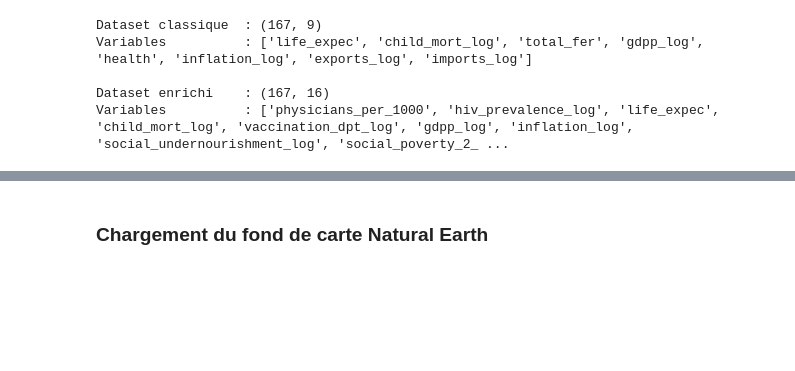
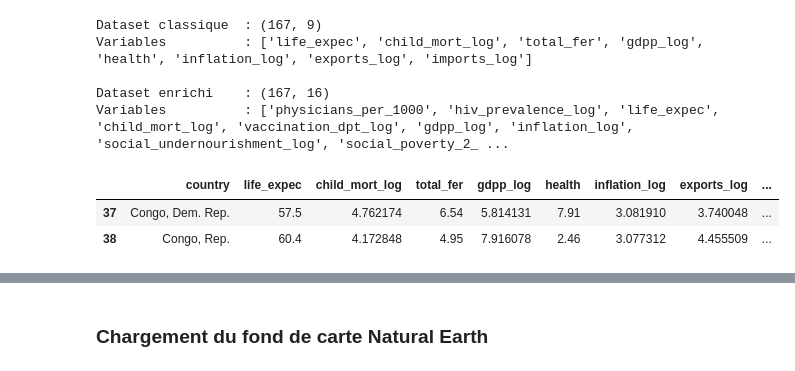
Before and after one commit to awa-d/ML2-project_clustering-countries, a Jupyter notebook: notebooks/P2_modeling.ipynb, the cells around one changed output, grey strips where cells are left out. Saved outputs shown, nothing was run; the diff lists cells and outputs as text; code cells hidden in the pictures; blank space fills up the shorter version.

```diff
--- a/notebooks/P2_modeling.ipynb
+++ b/notebooks/P2_modeling.ipynb
@@ -71,3 +71,9 @@ Variables          : ['life_expec', 'child_mort_log', 'total_fer', 'gdpp_log', '
 
 Dataset enrichi    : (167, 16)
 Variables          : ['physicians_per_1000', 'hiv_prevalence_log', 'life_expec', 'child_mort_log', 'vaccination_dpt_log', 'gdpp_log', 'inflation_log', 'social_undernourishment_log', 'social_poverty_2_ ...
+# %%
+df_raw[df_raw["country"].str.contains("congo", case=False, na=False)]
+# %% [output]
+|  | country | life_expec | child_mort_log | total_fer | gdpp_log | health | inflation_log | exports_log | ... |
+| 37 | Congo, Dem. Rep. | 57.5 | 4.762174 | 6.54 | 5.814131 | 7.91 | 3.081910 | 3.740048 | ... |
+| 38 | Congo, Rep. | 60.4 | 4.172848 | 4.95 | 7.916078 | 2.46 | 3.077312 | 4.455509 | ... |
```
Also changed, not shown: parts of 9 cells of this notebook.
